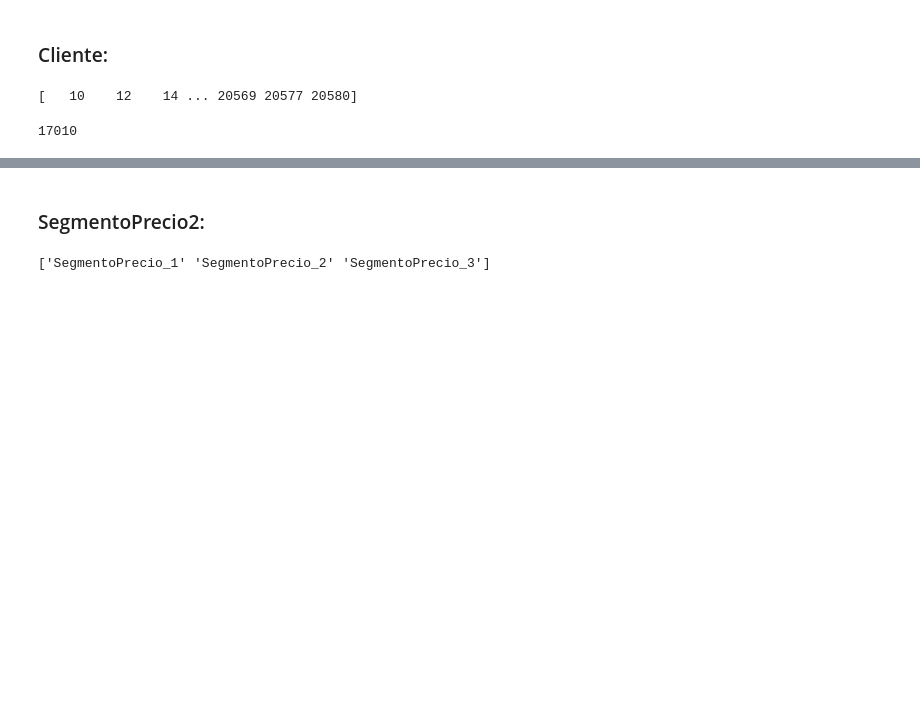
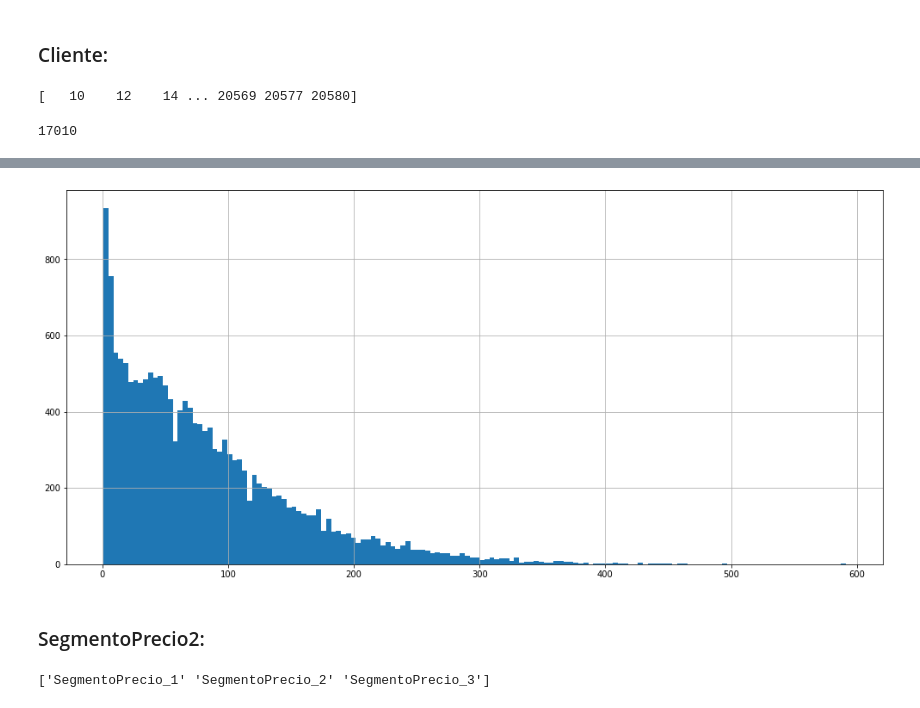
Before and after one commit to CristianCristanchoT/Pola-Data_BrewingDataCup2020, a Jupyter notebook: DATA_EXPLORATION.ipynb, the cells around one changed output, grey strips where cells are left out. Drawn from its saved outputs; the diff is of its cells as text; code cells hidden in the pictures; blank space fills up the shorter version.

```diff
--- a/DATA_EXPLORATION.ipynb
+++ b/DATA_EXPLORATION.ipynb
@@ -162,3 +162,6 @@ print(clientes_venta.Cliente.unique())
 print(len(clientes_venta.Cliente.unique()))
 # %% [output]
 17010
+# %%
+conteo_compras_usuario = (clientes_venta['Cliente'].value_counts())
+conteo_compras_usuario
@@ -165,3 +200,8 @@ print(len(clientes_venta.Cliente.unique()))
+# %%
+fig = plt.figure(figsize =(17, 8))
+hist = conteo_compras_usuario.hist(bins=150)
+# %% [output]
+[figure, added]
 # %% [markdown]
 <h3>
     SegmentoPrecio2:
```
Also changed, not shown: parts of 2 cells of this notebook, 2 other files.
